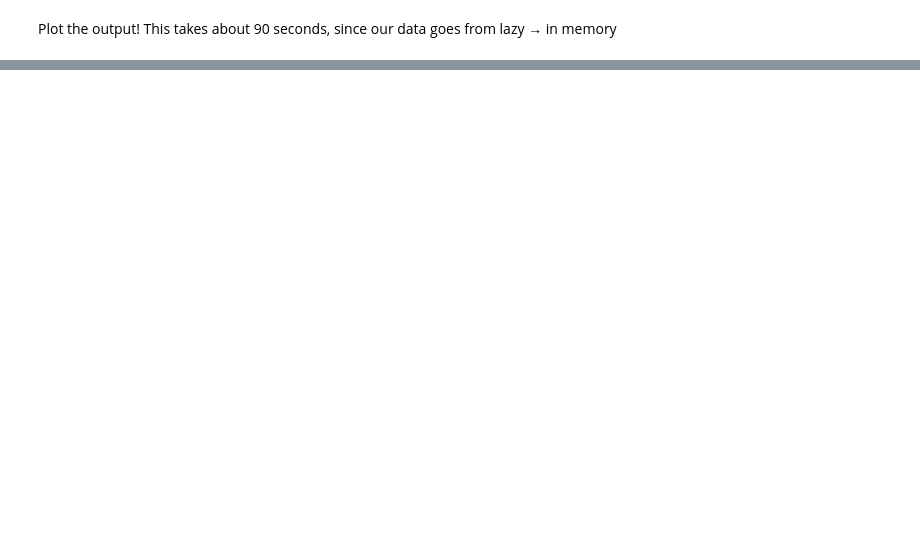
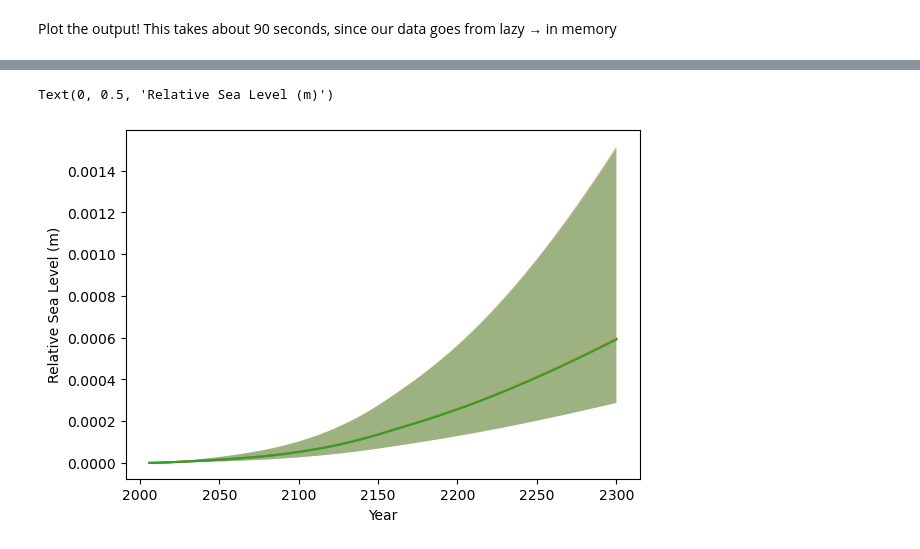
Before and after one commit to MetOffice/ProFSea-tool, a Jupyter notebook: profsea/tutorial_notebooks/worked_example.ipynb, the cells around one changed output, grey strips where cells are left out. Saved outputs shown, nothing was run; the diff lists cells and outputs as text; code cells hidden in the pictures; blank space fills up the shorter version.

```diff
--- a/profsea/tutorial_notebooks/worked_example.ipynb
+++ b/profsea/tutorial_notebooks/worked_example.ipynb
@@ -200,0 +275,13 @@ plt.show()
+# %%
+loc_ts = local_timeseries["wais"].sel(site=["Aberdeen", "Holyhead", "Llandudno"], percentile=[17, 50, 83])
+fig = plt.figure(figsize=(6, 4), layout="constrained")
+ax = fig.add_subplot(111)
+for loc in loc_ts.site.values:
+    loc_data = loc_ts.sel(site=loc)
+    ax.fill_between(loc_data.time, loc_data.sel(percentile=17), loc_data.sel(percentile=83), alpha=0.3, label=f"{loc} 66% range")
+    ax.plot(loc_data.time, loc_data.sel(percentile=50), label=loc)
+ax.set_xlabel("Year")
+ax.set_ylabel("Relative Sea Level (m)")
+# %% [output]
+Text(0, 0.5, 'Relative Sea Level (m)')
+[figure, added]
```
Also changed, not shown: parts of 8 cells of this notebook, 4 other files.
